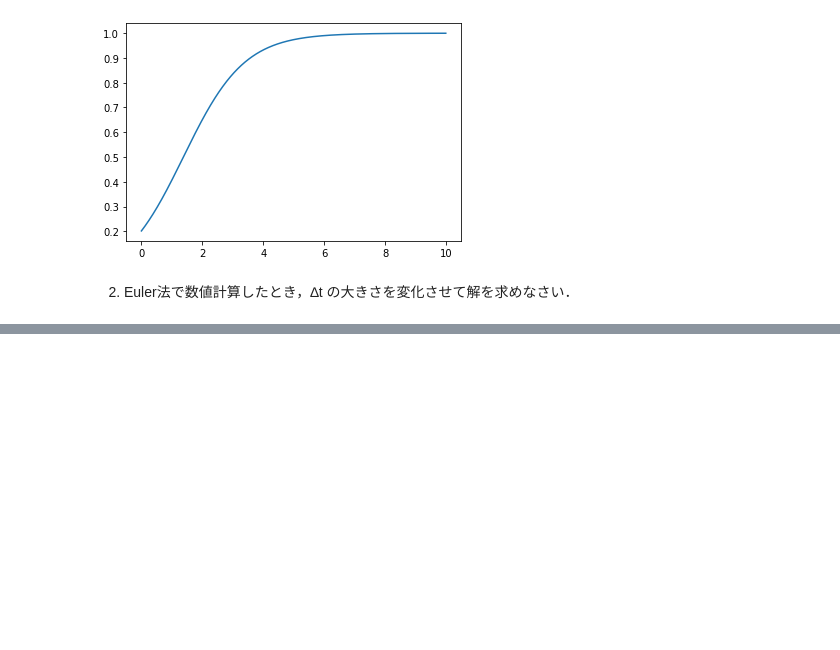
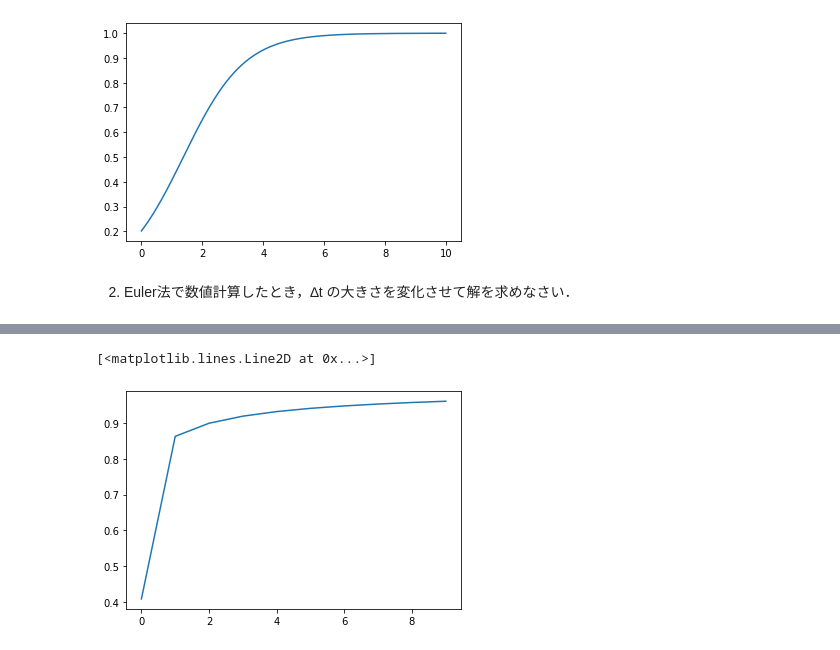
Before and after one commit to ShuTakhashi/numeric_calculation, a Jupyter notebook: numeric_calculation_exercises.ipynb, the cells around one changed output, grey strips where cells are left out. Cells and saved outputs as stored; diff of their text form; code cells hidden in the pictures; blank space fills up the shorter version.

```diff
--- a/numeric_calculation_exercises.ipynb
+++ b/numeric_calculation_exercises.ipynb
@@ -115,0 +131,25 @@ u = u_0
+# %%
+t = 0.0
+dt = 1
+endTime = 10.0
+steps = endTime/dt
+
+a = 2 #仮にね
+
+u_0 = 0.1
+u = u_0
+
+t_array = np.arange(0, endTime, dt)
+u_array = np.array([])
+
+for i in range(int(steps)):
+    t+= dt #時間を進める
+    k = u + dt/2*logistic(a, u)
+    u = u + dt*logistic(a, k)
+    u_array = np.append(u_array, u)
+
+
+plt.plot(t_array, u_array)
+# %% [output]
+[<matplotlib.lines.Line2D at 0x...>]
+[figure, added]
```
Also changed, not shown: parts of 1 cell of this notebook.
